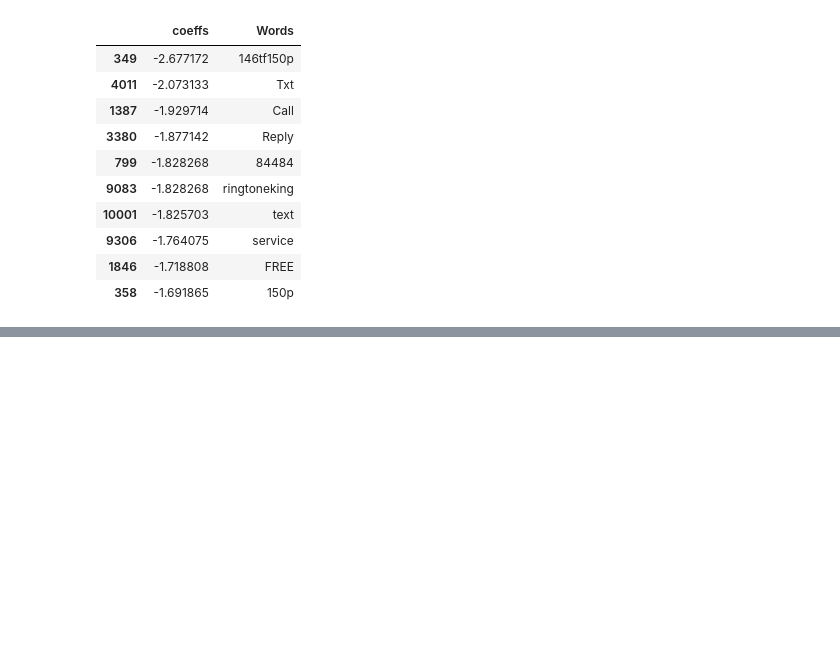
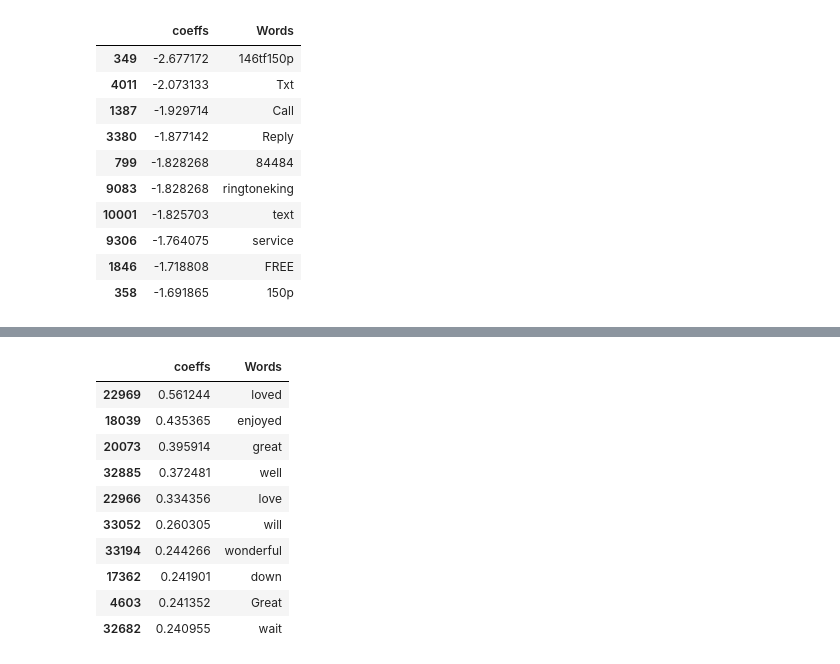
Before and after one commit to ua-dsf/ML_sprint, a Jupyter notebook: sprint2_classification/sprint2_hands_on.ipynb, the cells around one changed output, grey strips where cells are left out. Saved outputs shown, nothing was run; the diff lists cells and outputs as text; code cells hidden in the pictures; blank space fills up the shorter version.

```diff
--- a/sprint2_classification/sprint2_hands_on.ipynb
+++ b/sprint2_classification/sprint2_hands_on.ipynb
@@ -130,0 +165,17 @@ coeff_df.nsmallest(10, 'coeffs')
+# %%
+# look at the words learnt and their coefficients
+coeff_df = pd.DataFrame({'coeffs': log_model.coef_.flatten(), 'Words': vectorizer.get_feature_names()}, )
+# Words with highest coefficients -> predictive of 'good reviews'
+coeff_df.nlargest(10, 'coeffs')
+# %% [output]
+|  | coeffs | Words |
+| 22969 | 0.561244 | loved |
+| 18039 | 0.435365 | enjoyed |
+| 20073 | 0.395914 | great |
+| 32885 | 0.372481 | well |
+| 22966 | 0.334356 | love |
+| 33052 | 0.260305 | will |
+| 33194 | 0.244266 | wonderful |
+| 17362 | 0.241901 | down |
+| 4603 | 0.241352 | Great |
+| 32682 | 0.240955 | wait |
```
Also changed, not shown: parts of 15 cells of this notebook, 3 other files.
